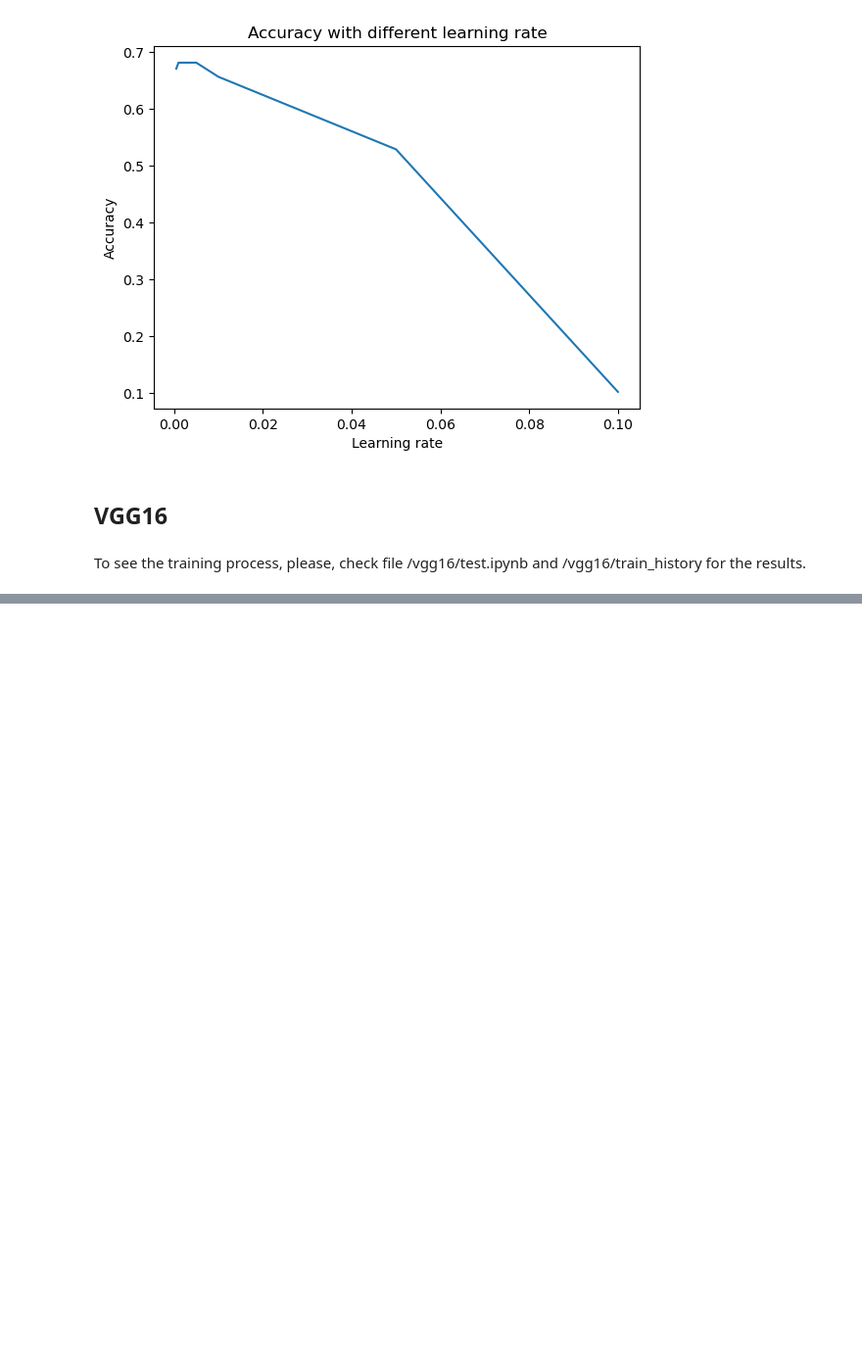
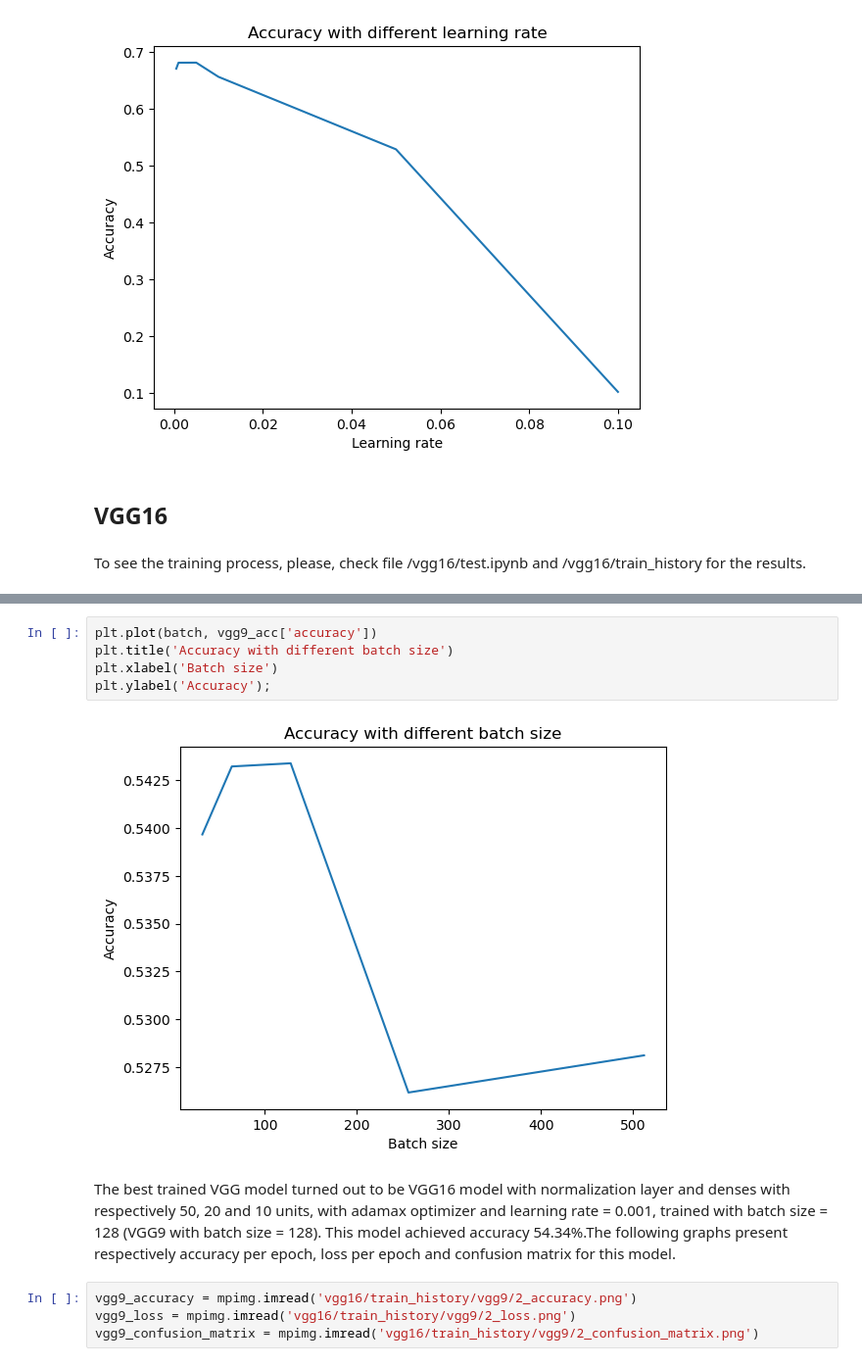
Before and after one commit to KarinaTiurina/dl_projects, a Jupyter notebook: Project1/main.ipynb, the cells around one changed output, grey strips where cells are left out. Shown at 98% size. Cells and saved outputs as stored; diff of their text form; blank space fills up the shorter version.

```diff
--- a/Project1/main.ipynb
+++ b/Project1/main.ipynb
@@ -88,0 +138,13 @@ pd.DataFrame([mean_values, variance_values], index=['Mean', 'Variance'])
+# %%
+plt.plot(batch, vgg9_acc['accuracy'])
+plt.title('Accuracy with different batch size')
+plt.xlabel('Batch size')
+plt.ylabel('Accuracy');
+# %% [output]
+[figure, added]
+# %% [markdown]
+The best trained VGG model turned out to be VGG16 model with normalization layer and denses with respectively 50, 20 and 10 units, with adamax optimizer and learning rate = 0.001, trained with batch size = 128 (VGG9 with batch size = 128). This model achieved accuracy 54.34%.The following graphs present respectively accuracy per epoch, loss per epoch and confusion matrix for this model.
+# %%
+vgg9_accuracy = mpimg.imread('vgg16/train_history/vgg9/2_accuracy.png')
+vgg9_loss = mpimg.imread('vgg16/train_history/vgg9/2_loss.png')
+vgg9_confusion_matrix = mpimg.imread('vgg16/train_history/vgg9/2_confusion_matrix.png')
```
Also changed, not shown: parts of 14 cells of this notebook.
